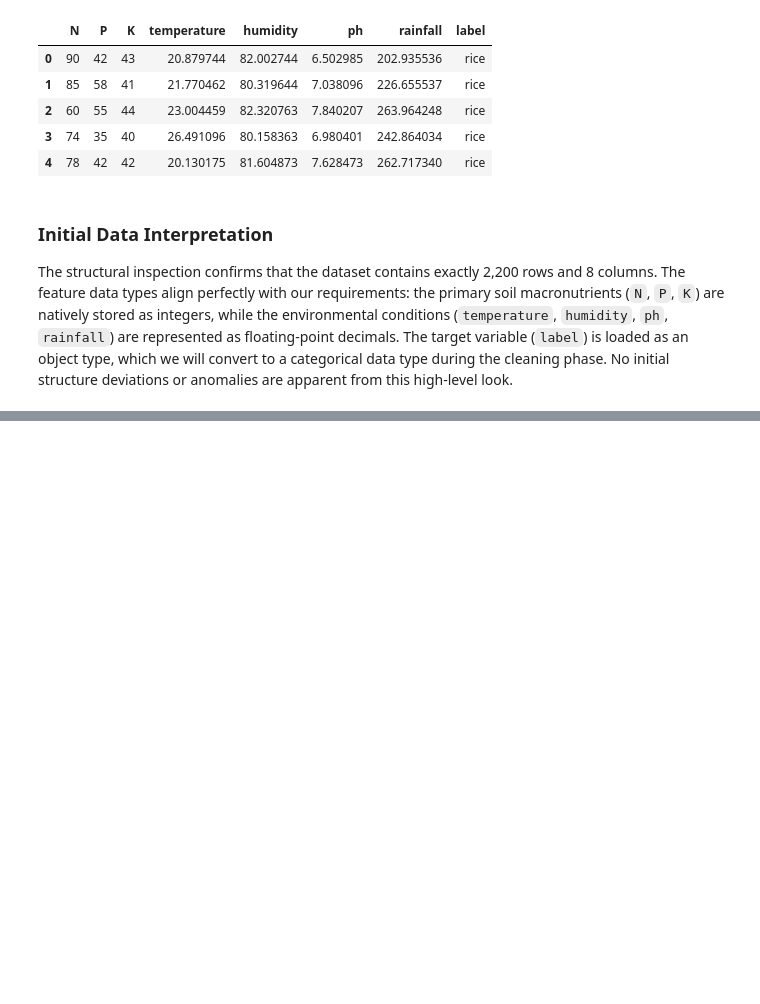
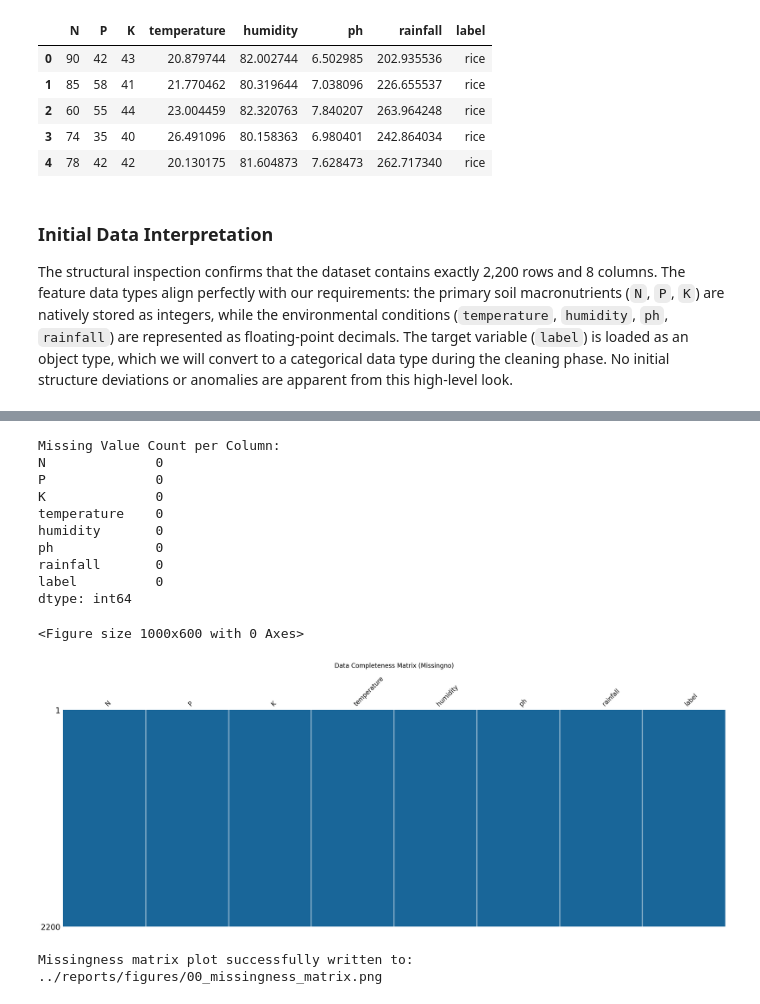
Before and after one commit to Kobeyvines/Crop_Recommendation, a Jupyter notebook: notebooks/analysis.ipynb, the cells around one changed output, grey strips where cells are left out. Drawn from its saved outputs; the diff is of its cells as text; code cells hidden in the pictures; blank space fills up the shorter version.

```diff
--- a/notebooks/analysis.ipynb
+++ b/notebooks/analysis.ipynb
@@ -78,0 +85,34 @@ The structural inspection confirms that the dataset contains exactly 2,200 rows
+# %%
+# Create structural output path if missing
+os.makedirs("../reports/figures", exist_ok=True)
+
+# 1. Programmatic missing value checK
+missing_summary = df.isnull().sum()
+print("Missing Value Count per Column:")
+print(missing_summary)
+
+# 2. Visual missingness Matrix check
+plt.figure(figsize=(10, 6))
+msno.matrix(df, sparkline=False, color=(0.1,0.4,0.6))
+plt.title("Data Completeness Matrix (Missingno)", fontsize=16, pad=20)
+plt.tight_layout()
+
+# Save the matrix plot
+matrix_path = "../reports/figures/00_missingness_matrix.png"
+plt.savefig(matrix_path, dpi=300)
+plt.show()
+print(f"Missingness matrix plot successfully written to: {matrix_path}")
+# %% [output]
+Missing Value Count per Column:
+N              0
+P              0
+K              0
+temperature    0
+humidity       0
+ph             0
+rainfall       0
+label          0
+dtype: int64
+<Figure size 1000x600 with 0 Axes>
+[figure, added]
+Missingness matrix plot successfully written to: ../reports/figures/00_missingness_matrix.png
```
Also changed, not shown: parts of 15 cells of this notebook, 3 other files.
